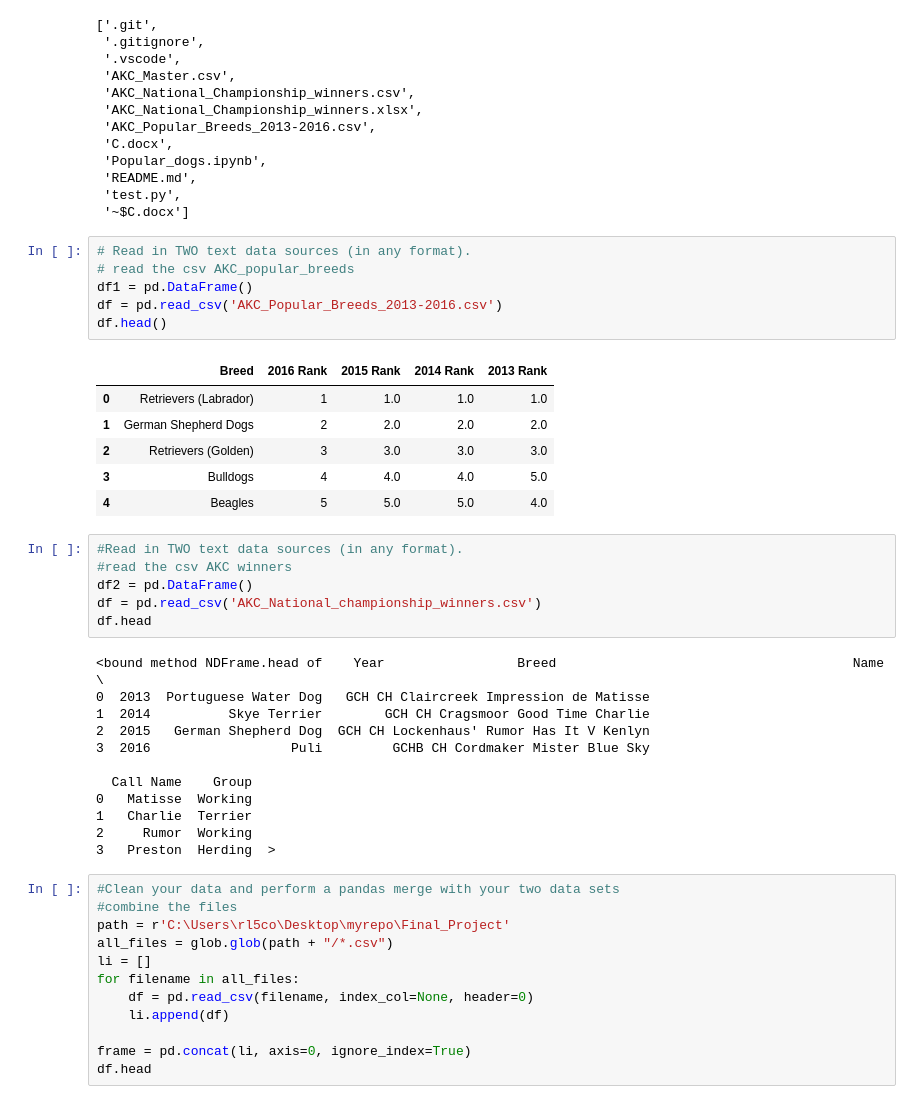
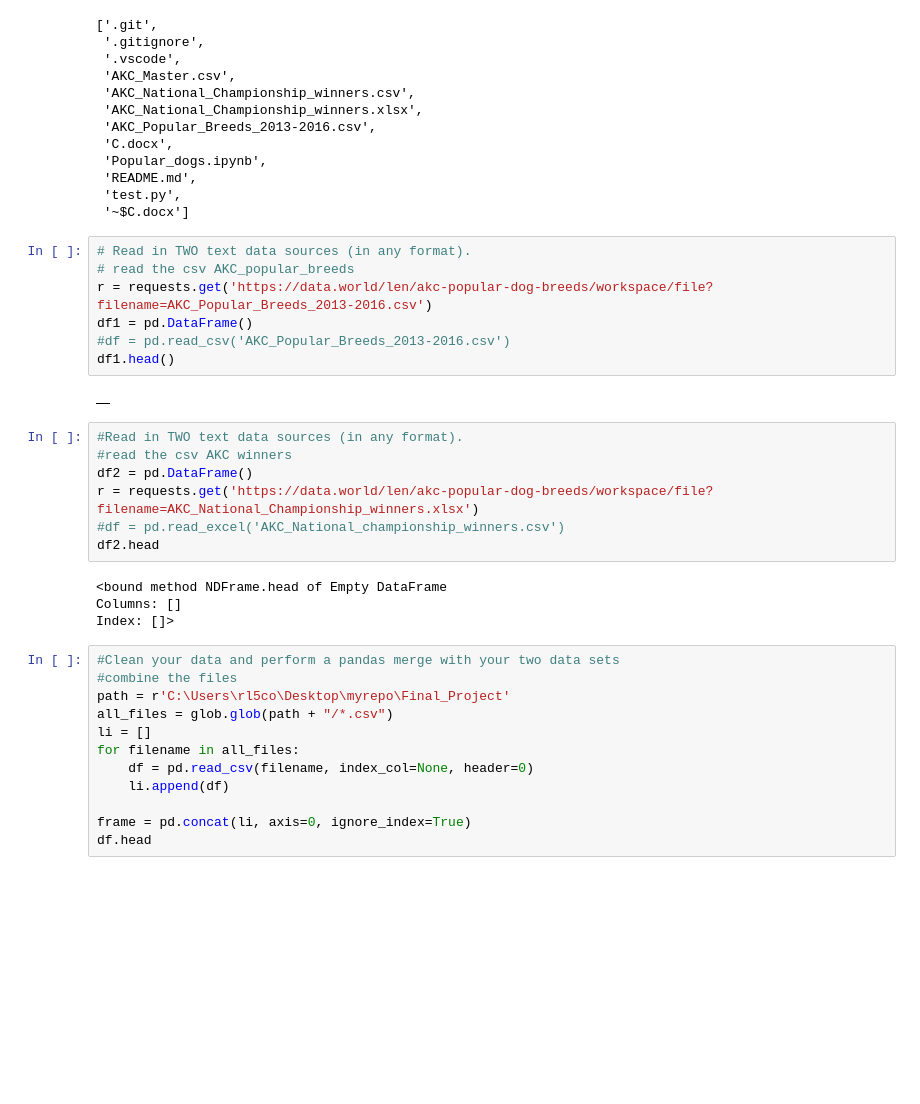
Before and after one commit to Rl5cott/Final_Project, a Jupyter notebook: Popular_dogs.ipynb, the cells around one changed output. Saved outputs shown, nothing was run; the diff lists cells and outputs as text; blank space fills up the shorter version.

```diff
--- a/Popular_dogs.ipynb
+++ b/Popular_dogs.ipynb
@@ -27,34 +27,23 @@ data_files
 # %%
 # Read in TWO text data sources (in any format).
 # read the csv AKC_popular_breeds
+r = requests.get('https://data.world/len/akc-popular-dog-breeds/workspace/file?filename=AKC_Popular_Breeds_2013-2016.csv')
 df1 = pd.DataFrame()
-df = pd.read_csv('AKC_Popular_Breeds_2013-2016.csv')
-df.head()
+#df = pd.read_csv('AKC_Popular_Breeds_2013-2016.csv')
+df1.head()
 # %% [output]
-|  | Breed | 2016 Rank | 2015 Rank | 2014 Rank | 2013 Rank |
-| 0 | Retrievers (Labrador) | 1 | 1.0 | 1.0 | 1.0 |
-| 1 | German Shepherd Dogs | 2 | 2.0 | 2.0 | 2.0 |
-| 2 | Retrievers (Golden) | 3 | 3.0 | 3.0 | 3.0 |
-| 3 | Bulldogs | 4 | 4.0 | 4.0 | 5.0 |
-| 4 | Beagles | 5 | 5.0 | 5.0 | 4.0 |
+|  |
 # %%
 #Read in TWO text data sources (in any format).
 #read the csv AKC winners
 df2 = pd.DataFrame()
-df = pd.read_csv('AKC_National_championship_winners.csv')
-df.head
+r = requests.get('https://data.world/len/akc-popular-dog-breeds/workspace/file?filename=AKC_National_Championship_winners.xlsx')
+#df = pd.read_excel('AKC_National_championship_winners.csv')
+df2.head
 # %% [output]
-<bound method NDFrame.head of    Year                 Breed                                      Name  \
-0  2013  Portuguese Water Dog   GCH CH Claircreek Impression de Matisse
-1  2014          Skye Terrier        GCH CH Cragsmoor Good Time Charlie
-2  2015   German Shepherd Dog  GCH CH Lockenhaus' Rumor Has It V Kenlyn
-3  2016                  Puli         GCHB CH Cordmaker Mister Blue Sky
-
-  Call Name    Group
-0   Matisse  Working
-1   Charlie  Terrier
-2     Rumor  Working
-3   Preston  Herding  >
+<bound method NDFrame.head of Empty DataFrame
+Columns: []
+Index: []>
 # %%
 #Clean your data and perform a pandas merge with your two data sets
 #combine the files
```
Also changed, not shown: parts of 1 cell of this notebook, 1 other file.
